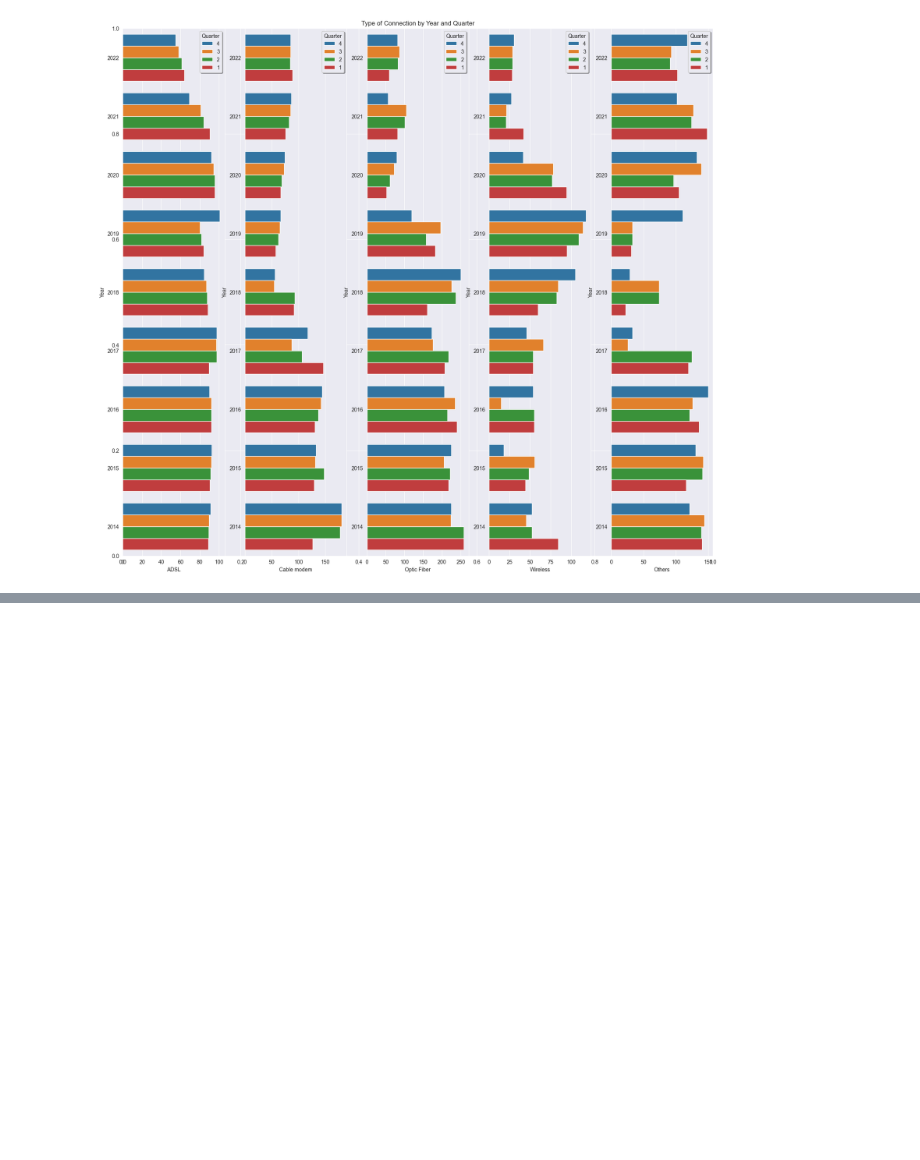
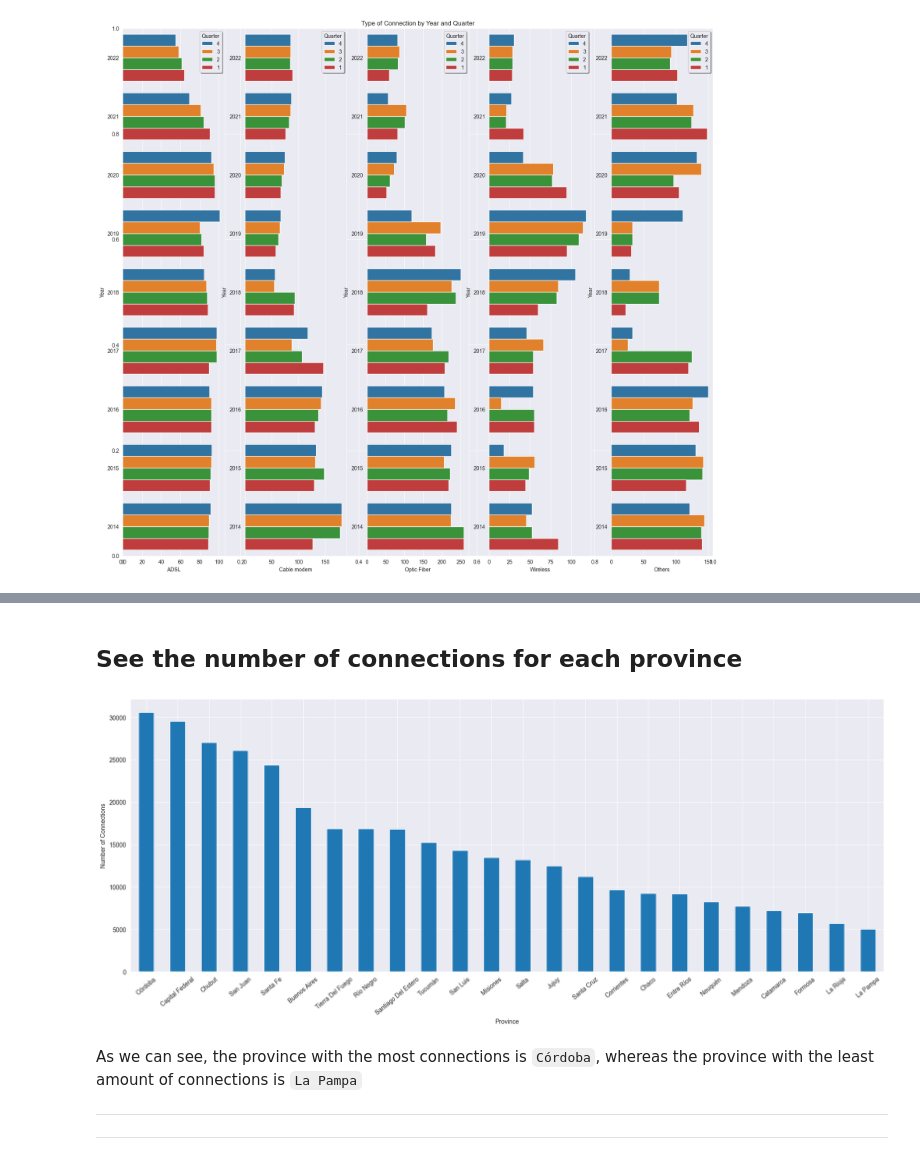
Before and after one commit to PatoMarzi/InternetAccess, a Jupyter notebook: EDAs/Internet_Access.ipynb, the cells around one changed output, grey strips where cells are left out. Saved outputs shown, nothing was run; the diff lists cells and outputs as text; code cells hidden in the pictures; blank space fills up the shorter version.

```diff
--- a/EDAs/Internet_Access.ipynb
+++ b/EDAs/Internet_Access.ipynb
@@ -209,0 +224,21 @@ plt.show()
+# %% [markdown]
+## See the number of connections for each province
+# %%
+df['Total Connections'] = df['Wireless'] + df['Optic Fiber'] + df['ADSL'] + df['Cable modem']
+# %%
+dfTotal = df.groupby('Province')['Total Connections'].sum()
+# %%
+dfTotal = dfTotal.sort_values(ascending = False)
+# %%
+plt.figure(figsize = (22, 8))
+dfTotal.plot(kind = 'bar')
+plt.xlabel('Province')
+plt.ylabel('Number of Connections')
+plt.xticks(rotation = 40)
+plt.show()
+# %% [output]
+[figure, added]
+# %% [markdown]
+As we can see, the province with the most connections is ``Córdoba``, whereas the province with the least amount of connections is `La Pampa`
+___
+___
```
Also changed, not shown: parts of 7 cells of this notebook.
